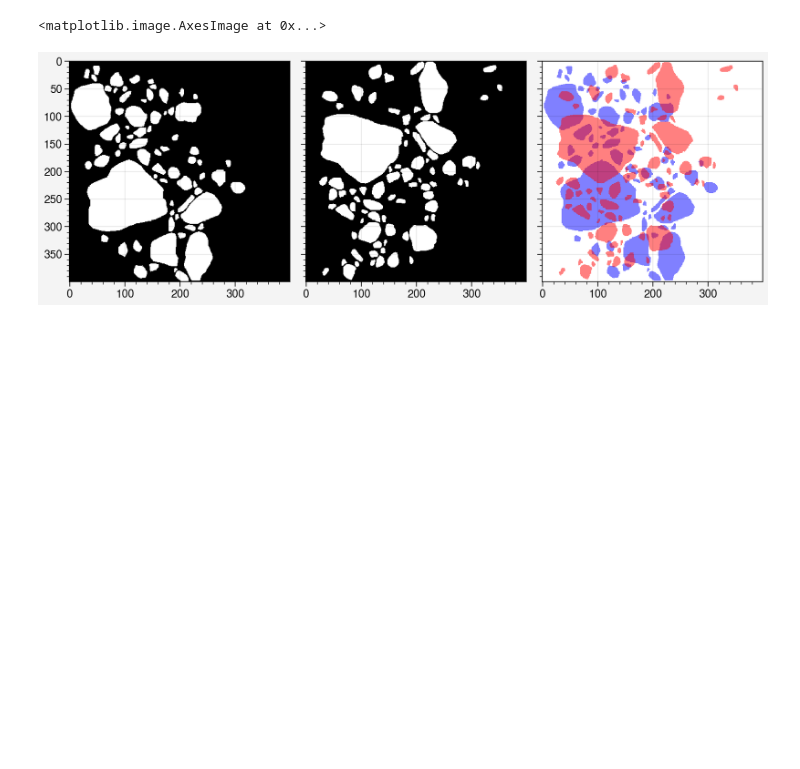
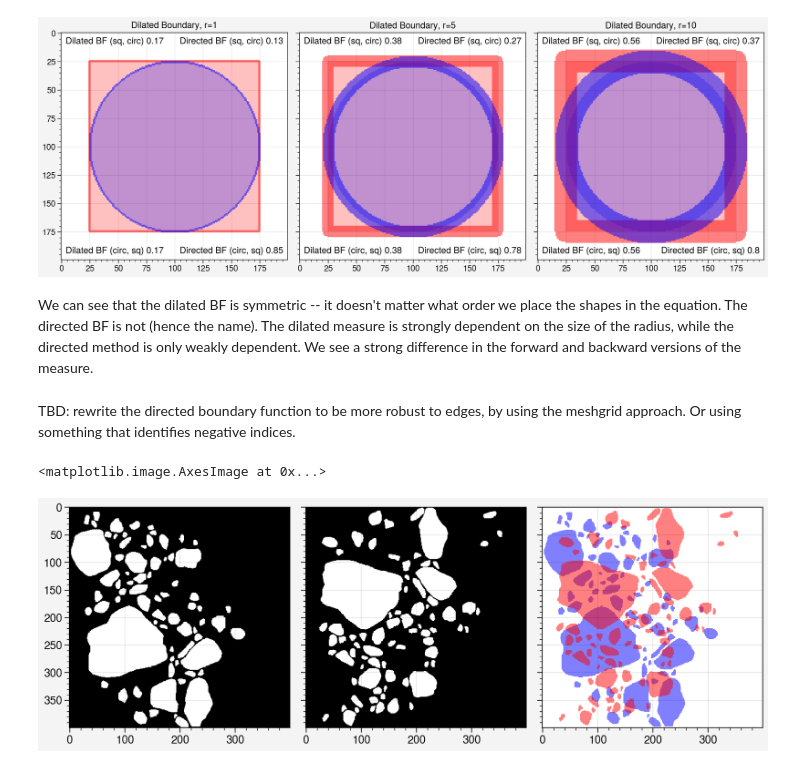
Before and after one commit to danielmwatkins/eval_seg, a Jupyter notebook: notebooks/test_evaluation_functions.ipynb, the cells around one changed output. Cells and saved outputs as stored; diff of their text form; code cells hidden in the pictures; blank space fills up the shorter version.

```diff
--- a/notebooks/test_evaluation_functions.ipynb
+++ b/notebooks/test_evaluation_functions.ipynb
@@ -18,0 +38,29 @@ img2 = reshape_as_image(img2.read())[::-1,:,:]
+# %%
+fig, axs = pplt.subplots(height=4, ncols=3)
+for ax, r in zip(axs, [1, 5, 10]):
+    ax.imshow(np.ma.masked_array(im1, im1==0), alpha=0.25, c='r')
+    ax.imshow(np.ma.masked_array(im2, im2==0), alpha=0.25, c='b')
+
+
+    k = sk.morphology.disk(r)
+    im1_bdry = sk.morphology.dilation(im1, k) - sk.morphology.erosion(im1, k)
+    im2_bdry = sk.morphology.dilation(im2, k) - sk.morphology.erosion(im2, k)
+
+    ax.imshow(np.ma.masked_array(im1_bdry, im1_bdry==0), alpha=0.5, c='r')
+    ax.imshow(np.ma.masked_array(im2_bdry, im2_bdry==0), alpha=0.5, c='b')
+    ax.format(title='Dilated Boundary, r=' + str(r))
+
+    bf_dil = bdry_dil_f_score(1, 1, im1, im2, radius=r)
+    bf_dir = bdry_dir_f_score(1, 1, im1, im2, radius=r)
+    ax.format(ultitle='Dilated BF (sq, circ) ' + str(np.round(bf_dil, 2)),
+              urtitle='Directed BF (sq, circ) ' + str(np.round(bf_dir, 2)))
+    bf_dil = bdry_dil_f_score(1, 1, im2, im1, radius=r)
+    bf_dir = bdry_dir_f_score(1, 1, im2, im1, radius=r)
+    ax.format(lltitle='Dilated BF (circ, sq) ' + str(np.round(bf_dil, 2)),
+              lrtitle='Directed BF (circ, sq) ' + str(np.round(bf_dir, 2)))
+# %% [output]
+[figure, added]
+# %% [markdown]
+We can see that the dilated BF is symmetric -- it doesn't matter what order we place the shapes in the equation. The directed BF is not (hence the name). The dilated measure is strongly dependent on the size of the radius, while the directed method is only weakly dependent. We see a strong difference in the forward and backward versions of the measure.
+# %% [markdown]
+TBD: rewrite the directed boundary function to be more robust to edges, by using the meshgrid approach. Or using something that identifies negative indices.
```
Also changed, not shown: parts of 9 cells of this notebook, 1 other file.
